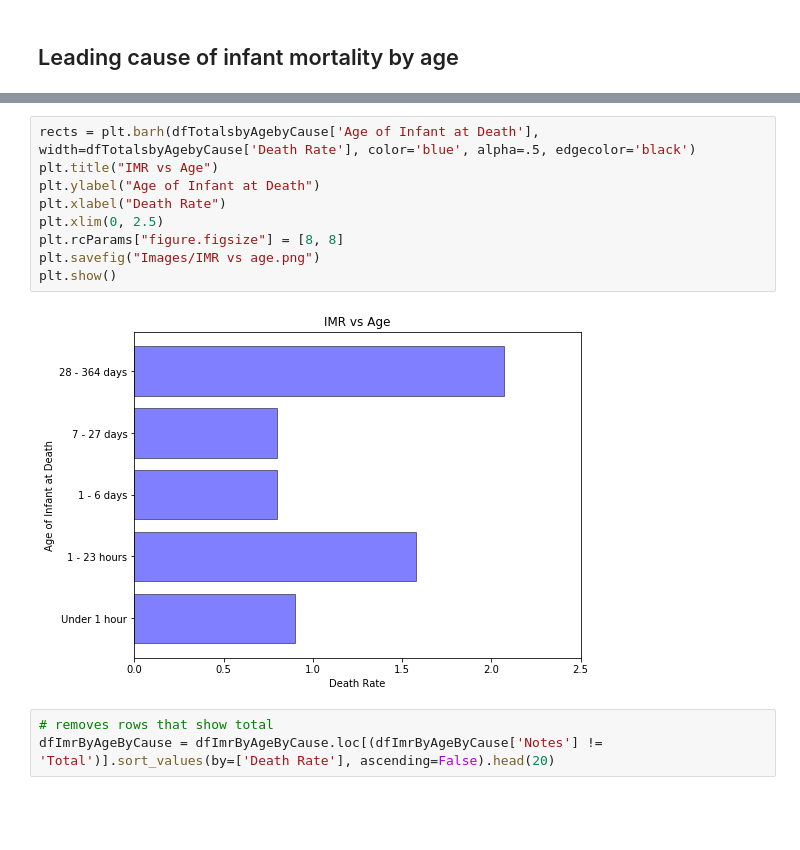
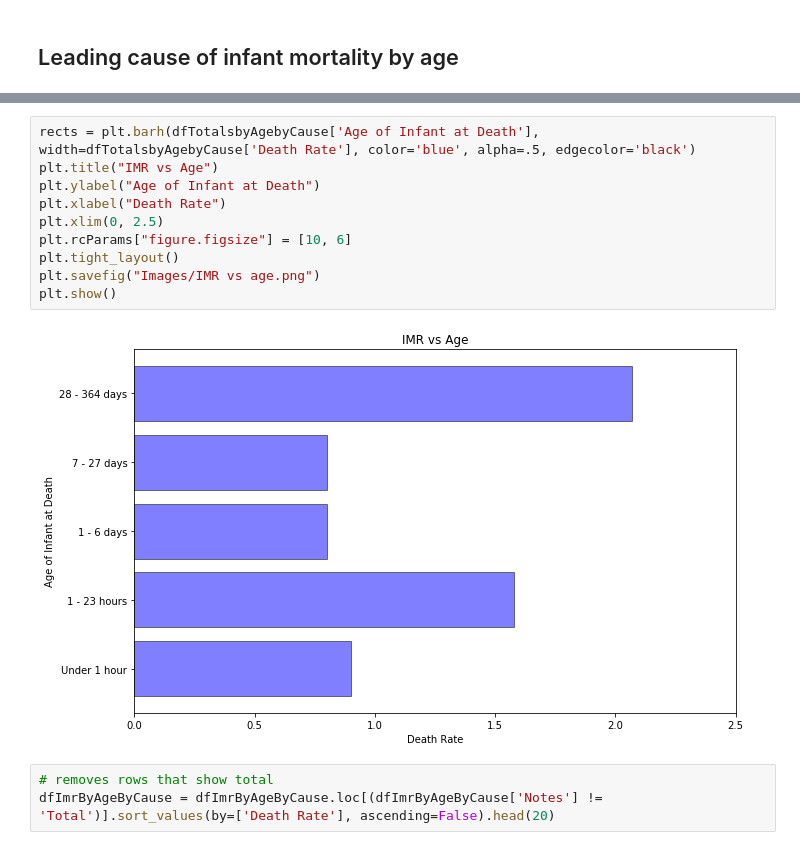
Before and after one commit to jasminajovanovic/IMR, a Jupyter notebook: IMR-jasmina.ipynb, the cells around one changed output, grey strips where cells are left out. Saved outputs shown, nothing was run; the diff lists cells and outputs as text; blank space fills up the shorter version.

Commit message:
resizing image

```diff
--- a/IMR-jasmina.ipynb
+++ b/IMR-jasmina.ipynb
@@ -143,14 +143,15 @@ dfImrByAgeByCause.head()
 # %%
 rects = plt.barh(dfTotalsbyAgebyCause['Age of Infant at Death'], width=dfTotalsbyAgebyCause['Death Rate'], color='blue', alpha=.5, edgecolor='black')
 plt.title("IMR vs Age")
 plt.ylabel("Age of Infant at Death")
 plt.xlabel("Death Rate")
 plt.xlim(0, 2.5)
-plt.rcParams["figure.figsize"] = [8, 8]
+plt.rcParams["figure.figsize"] = [10, 6]
+plt.tight_layout()
 plt.savefig("Images/IMR vs age.png")
 plt.show()
 # %% [output]
-[figure, old version]
+[figure, new version]
 # %%
 # removes rows that show total
 dfImrByAgeByCause = dfImrByAgeByCause.loc[(dfImrByAgeByCause['Notes'] != 'Total')].sort_values(by=['Death Rate'], ascending=False).head(20)
```
Also changed, not shown: 1 other file.
